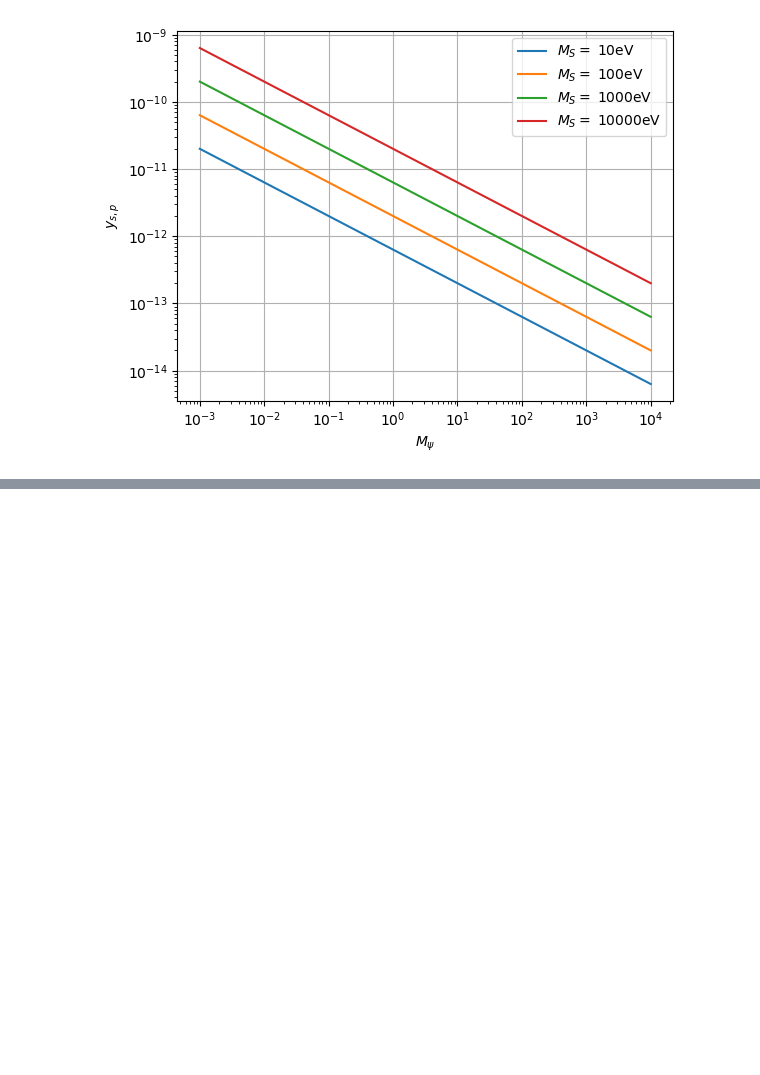
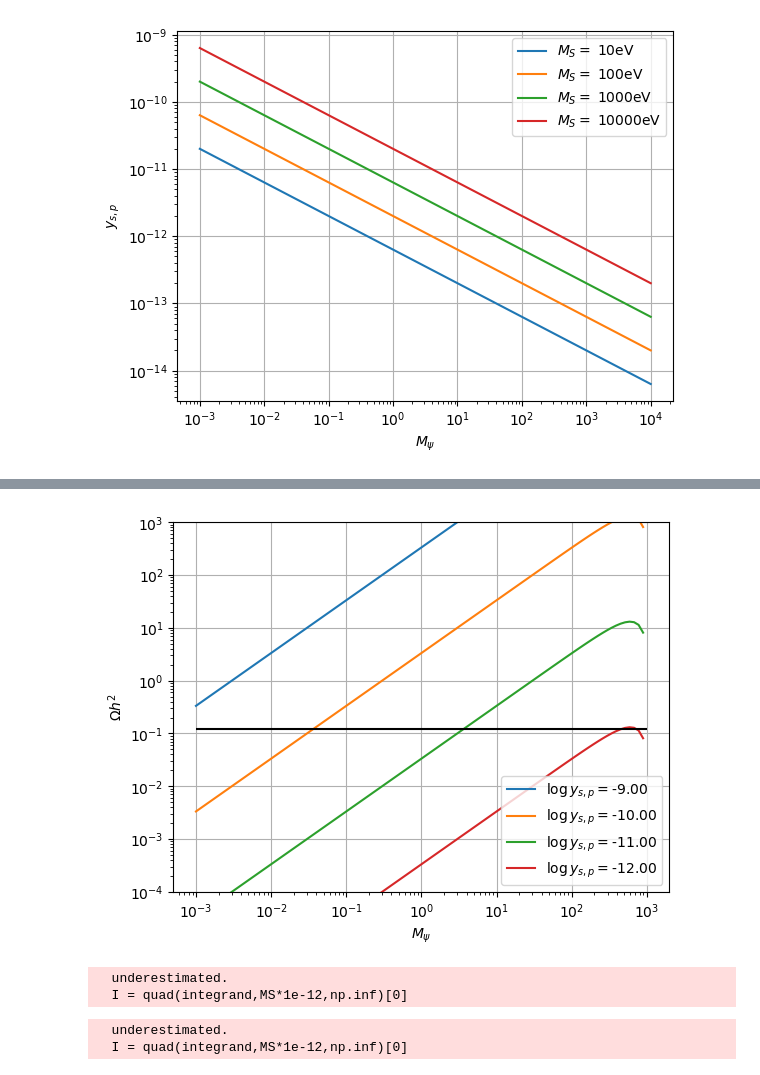
Before and after one commit to SantiagoJulioD/Trabajo_de_grado, a Jupyter notebook: FIMP_fermion/FIMP_fermion.ipynb, the cells around one changed output, grey strips where cells are left out. Drawn from its saved outputs; the diff is of its cells as text; code cells hidden in the pictures; blank space fills up the shorter version.

```diff
--- a/FIMP_fermion/FIMP_fermion.ipynb
+++ b/FIMP_fermion/FIMP_fermion.ipynb
@@ -56,3 +99,8 @@ plt.show()
+# %%
+T0 = 2.725*ct.k_B.value/ct.e.value*1e-9
+gstars0 = 3.91
+gstar0 = 3.38
+s0 = 2*np.pi**2/45*gstars0*T0**3
 # %%
 def GammaS_psi(Mpsi,MS,ys,yp):
     return MS/(8*np.pi)*(ys**2*(1-4*Mpsi**2/MS**2)**1.5+yp**2*(1-4*Mpsi**2/MS**2)**0.5)
@@ -60,0 +107,10 @@ def Ypsi(Mpsi,MS,ys,yp,gS):
+# %%
+def Omegapsi(Mpsi,MS,ys,yp,gS):
+    alpha = ys**2*(1-4*Mpsi**2/MS**2)**1.5+yp**2*(1-4*Mpsi**2/MS**2)**0.5
+    integrand = lambda x: kn(1,x)*x**3/((gstar_rho(MS/x))**0.5*gstar_s(MS/x))
+    I = quad(integrand,MS*1e-12,np.inf)[0]
+    const = gS*45*MP*alpha/((np.pi**2/90)**0.5*4*np.pi**5*MS)  # ¿Por qué 4 en lugar de 16 o 32 (que sería el más correcto)?
+    Y = const*I
+    return s0*Mpsi*Y/(3*MP**2*(2.13e-42)**2)
+
+Omegapsi = np.vectorize(Omegapsi)
@@ -60,0 +121,38 @@ def Ypsi(Mpsi,MS,ys,yp,gS):
+# %%
+ys = np.array([1e-9,1e-10,1e-11,1e-12])
+Mpsis = np.logspace(-3,2.95,100) # GeV
+MS = 2000
+
+Omegah2 = []
+
+for y in ys:
+    Omegah2.append(Omegapsi(Mpsis,MS,y,y,1))
+
+Omegah2 = np.array(Omegah2)
+# %%
+for i in range(len(ys)):
+    plt.loglog(Mpsis,Omegah2[i],label=r'$\log y_{s,p}=$%.2f'%np.log10(ys[i]))
+plt.hlines(0.12,1e-3,1e3,colors='k')
+plt.grid()
+plt.xlabel(r'$M_\psi$')
+plt.ylabel(r'$\Omega h^2$')
+plt.ylim(1e-4,1e3)
+plt.legend()
+plt.show()
+# %% [output]
+[figure, added]
+# %%
+y = np.logspace(-12.2,-8.5,100)
+Mpsis = np.logspace(-3,4,100) # GeV
+MSs = np.array([10,100,1000,10000])
+Y,MPsis = np.meshgrid(y,Mpsis)
+
+Omegah2s = []
+
+for m in MSs:
+    Omegah2s.append(Omegapsi(MPsis,m,Y,0,1))
+
+Omegah2 = np.array(Omegah2)
+# %% [output]
+  underestimated.
+  I = quad(integrand,MS*1e-12,np.inf)[0]
@@ -60,0 +161,10 @@ def Ypsi(Mpsi,MS,ys,yp,gS):
+# %%
+Omegah2p = []
+
+for m in MSs:
+    Omegah2p.append(Omegapsi(MPsis,m,0,Y,1))
+
+Omegah2p = np.array(Omegah2p)
+# %% [output]
+  underestimated.
+  I = quad(integrand,MS*1e-12,np.inf)[0]
```
Also changed, not shown: parts of 13 cells of this notebook, 1 other file.
